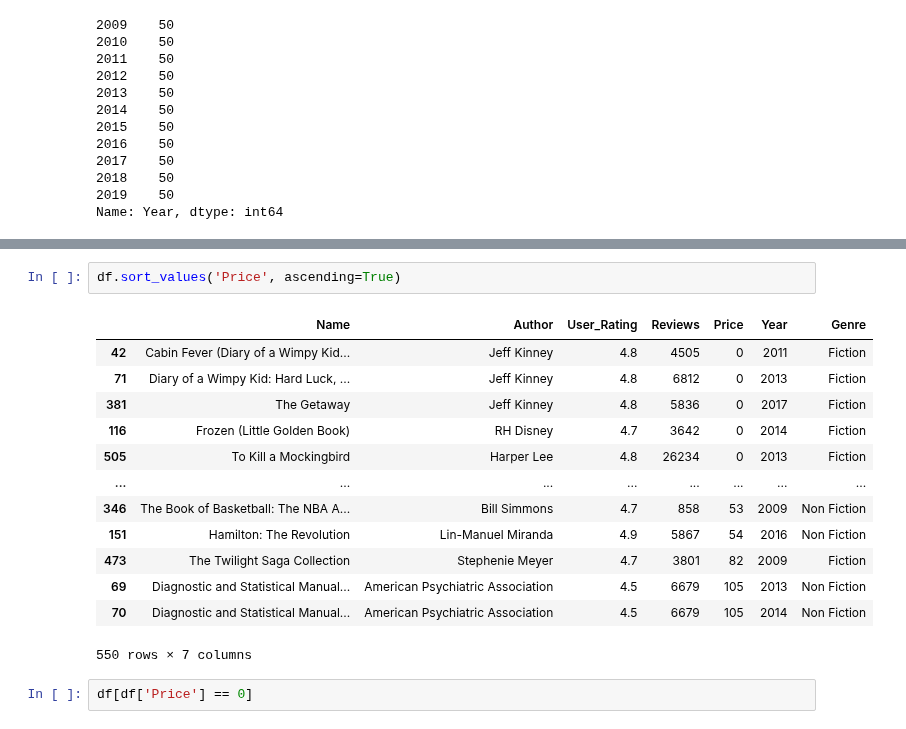
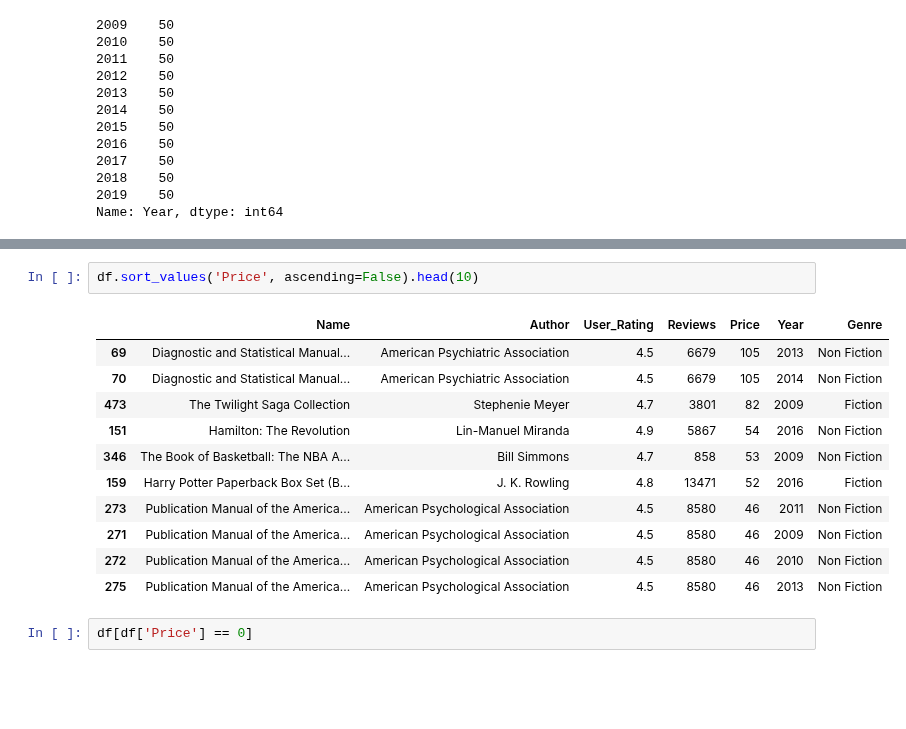
Before and after one commit to chandanabrdwj/100DaysOfML, a Jupyter notebook: 10-years-of-top-50-bestselling-books-on-amazon.ipynb, the cells around one changed output, grey strips where cells are left out. Drawn from its saved outputs; the diff is of its cells as text; blank space fills up the shorter version.

Commit message:
Kaggle Notebook | 10 Years of Top 50 Bestselling Books on Amazon  | Version 6

```diff
--- a/10-years-of-top-50-bestselling-books-on-amazon.ipynb
+++ b/10-years-of-top-50-bestselling-books-on-amazon.ipynb
@@ -73,19 +83,17 @@ df.Price.value_counts().sort_index().plot()
 # %%
-df.sort_values('Price', ascending=True)
+df.sort_values('Price', ascending=False).head(10)
 # %% [output]
 |  | Name | Author | User_Rating | Reviews | Price | Year | Genre |
-| 42 | Cabin Fever (Diary of a Wimpy Kid... | Jeff Kinney | 4.8 | 4505 | 0 | 2011 | Fiction |
-| 71 | Diary of a Wimpy Kid: Hard Luck, ... | Jeff Kinney | 4.8 | 6812 | 0 | 2013 | Fiction |
-| 381 | The Getaway | Jeff Kinney | 4.8 | 5836 | 0 | 2017 | Fiction |
-| 116 | Frozen (Little Golden Book) | RH Disney | 4.7 | 3642 | 0 | 2014 | Fiction |
-| 505 | To Kill a Mockingbird | Harper Lee | 4.8 | 26234 | 0 | 2013 | Fiction |
-| ... | ... | ... | ... | ... | ... | ... | ... |
-| 346 | The Book of Basketball: The NBA A... | Bill Simmons | 4.7 | 858 | 53 | 2009 | Non Fiction |
-| 151 | Hamilton: The Revolution | Lin-Manuel Miranda | 4.9 | 5867 | 54 | 2016 | Non Fiction |
-| 473 | The Twilight Saga Collection | Stephenie Meyer | 4.7 | 3801 | 82 | 2009 | Fiction |
 | 69 | Diagnostic and Statistical Manual... | American Psychiatric Association | 4.5 | 6679 | 105 | 2013 | Non Fiction |
 | 70 | Diagnostic and Statistical Manual... | American Psychiatric Association | 4.5 | 6679 | 105 | 2014 | Non Fiction |
+| 473 | The Twilight Saga Collection | Stephenie Meyer | 4.7 | 3801 | 82 | 2009 | Fiction |
+| 151 | Hamilton: The Revolution | Lin-Manuel Miranda | 4.9 | 5867 | 54 | 2016 | Non Fiction |
+| 346 | The Book of Basketball: The NBA A... | Bill Simmons | 4.7 | 858 | 53 | 2009 | Non Fiction |
+| 159 | Harry Potter Paperback Box Set (B... | J. K. Rowling | 4.8 | 13471 | 52 | 2016 | Fiction |
+| 273 | Publication Manual of the America... | American Psychological Association | 4.5 | 8580 | 46 | 2011 | Non Fiction |
+| 271 | Publication Manual of the America... | American Psychological Association | 4.5 | 8580 | 46 | 2009 | Non Fiction |
+| 272 | Publication Manual of the America... | American Psychological Association | 4.5 | 8580 | 46 | 2010 | Non Fiction |
+| 275 | Publication Manual of the America... | American Psychological Association | 4.5 | 8580 | 46 | 2013 | Non Fiction |
-550 rows × 7 columns
 # %%
 df[df['Price'] == 0]
 # %% [output]
```
Also changed, not shown: parts of 14 cells of this notebook.
